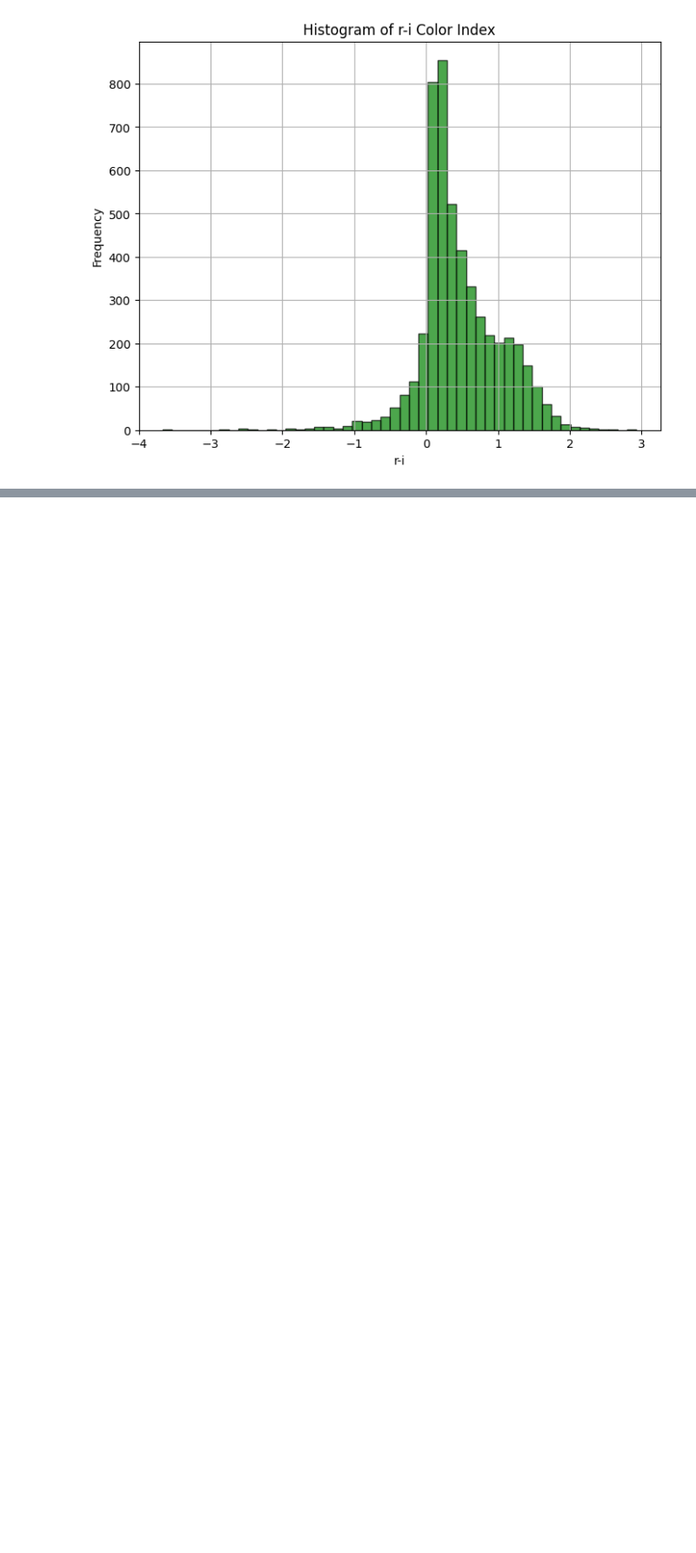
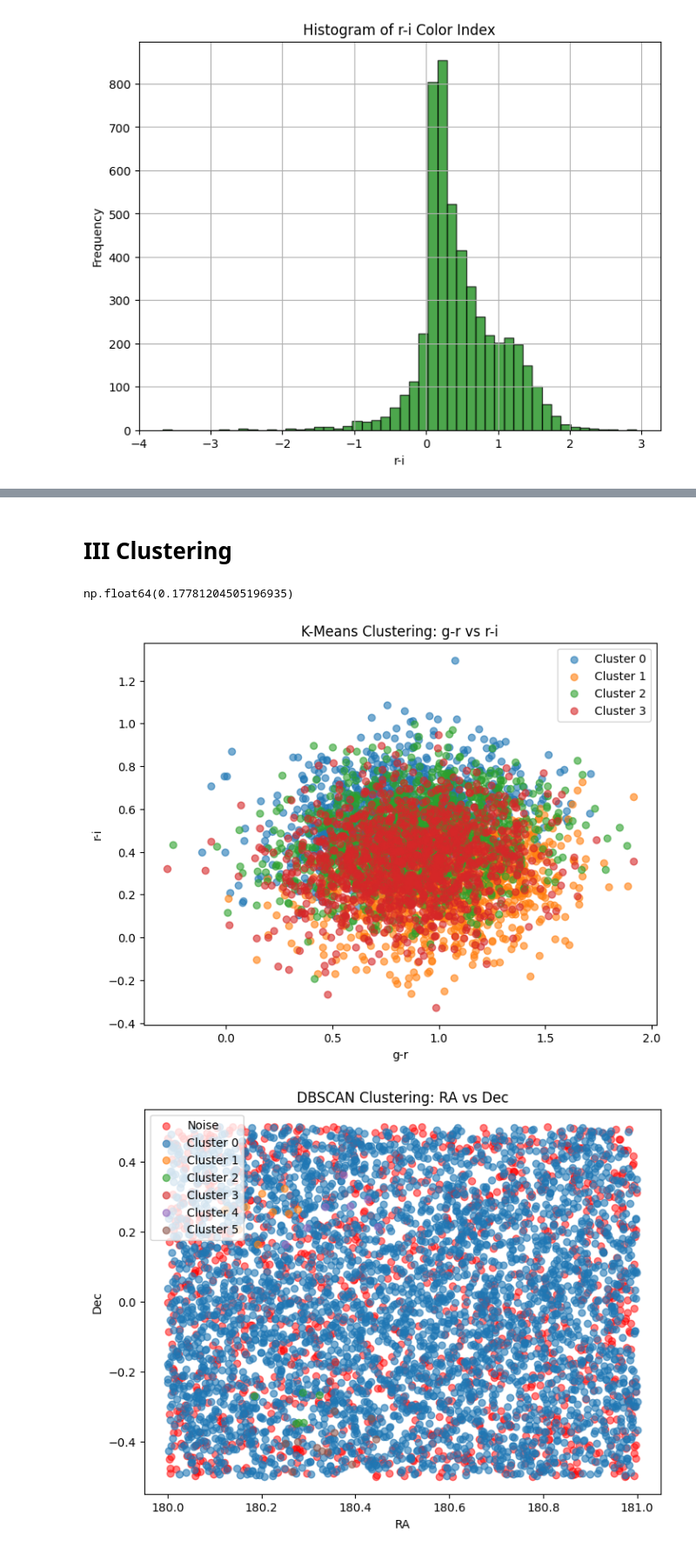
Before and after one commit to Fr4nc3/SDSS_Release_17_system_model, a Jupyter notebook: sdss_data.ipynb, the cells around one changed output, grey strips where cells are left out. Shown at 87% size. Saved outputs shown, nothing was run; the diff lists cells and outputs as text; code cells hidden in the pictures; blank space fills up the shorter version.

```diff
--- a/sdss_data.ipynb
+++ b/sdss_data.ipynb
@@ -418,0 +665,6 @@ max       5.154850     2.930830
+# %% [markdown]
+# III Clustering
+# %%
+silhouette_kmeans
+# %% [output]
+np.float64(0.17781204505196935)
@@ -418,0 +673,64 @@ max       5.154850     2.930830
+# %%
+from sklearn.preprocessing import StandardScaler
+from sklearn.metrics import pairwise_distances_argmin_min
+np.random.seed(42)
+RA = np.random.uniform(180.0, 181.0, 5000)
+Dec = np.random.uniform(-0.5, 0.5, 5000)
+g_r = np.random.normal(0.9, 0.3, 5000)
+r_i = np.random.normal(0.4, 0.2, 5000)
+data = pd.DataFrame({'RA': RA, 'Dec': Dec, 'g-r': g_r, 'r-i': r_i})
+
+
+
+
+
+scaler = StandardScaler()
+data_scaled = scaler.fit_transform(data[['RA', 'Dec', 'g-r', 'r-i']])
+
+# Perform K-Means clustering
+kmeans = KMeans(n_clusters=4, random_state=42)
+data['KMeans_Labels'] = kmeans.fit_predict(data_scaled)
+silhouette_kmeans = silhouette_score(data_scaled, data['KMeans_Labels'])
+
+# Visualize K-Means results in photometric space (g-r vs r-i)
+plt.figure(figsize=(8, 6))
+for label in np.unique(data['KMeans_Labels']):
+    cluster_data = data[data['KMeans_Labels'] == label]
+    plt.scatter(cluster_data['g-r'], cluster_data['r-i'], label=f'Cluster {label}', alpha=0.6)
+plt.title('K-Means Clustering: g-r vs r-i')
+plt.xlabel('g-r')
+plt.ylabel('r-i')
+plt.legend()
+plt.show()
+
+# Perform DBSCAN clustering
+dbscan = DBSCAN(eps=0.5, min_samples=10)
+data['DBSCAN_Labels'] = dbscan.fit_predict(data_scaled)
+silhouette_dbscan = silhouette_score(data_scaled, data['DBSCAN_Labels'], metric='euclidean')
+
+# Visualize DBSCAN results in positional space (RA vs Dec)
+plt.figure(figsize=(8, 6))
+for label in np.unique(data['DBSCAN_Labels']):
+    cluster_data = data[data['DBSCAN_Labels'] == label]
+    if label == -1:
+        plt.scatter(cluster_data['RA'], cluster_data['Dec'], color='red', label='Noise', alpha=0.5)
+    else:
+        plt.scatter(cluster_data['RA'], cluster_data['Dec'], label=f'Cluster {label}', alpha=0.6)
+plt.title('DBSCAN Clustering: RA vs Dec')
+plt.xlabel('RA')
+plt.ylabel('Dec')
+plt.legend()
+plt.show()
+
+
+kmeans_results = {
+    'KMeans Silhouette Score': silhouette_kmeans,
+    'DBSCAN Silhouette Score': silhouette_dbscan,
+    'KMeans Cluster Centers': kmeans.cluster_centers_,
+    'KMeans Inter-cluster Distances': pairwise_distances_argmin_min(kmeans.cluster_centers_, data_scaled)[1]
+}
+
+kmeans_results
+# %% [output]
+[figure, added]
+[figure, added]
```
Also changed, not shown: parts of 15 cells of this notebook.
